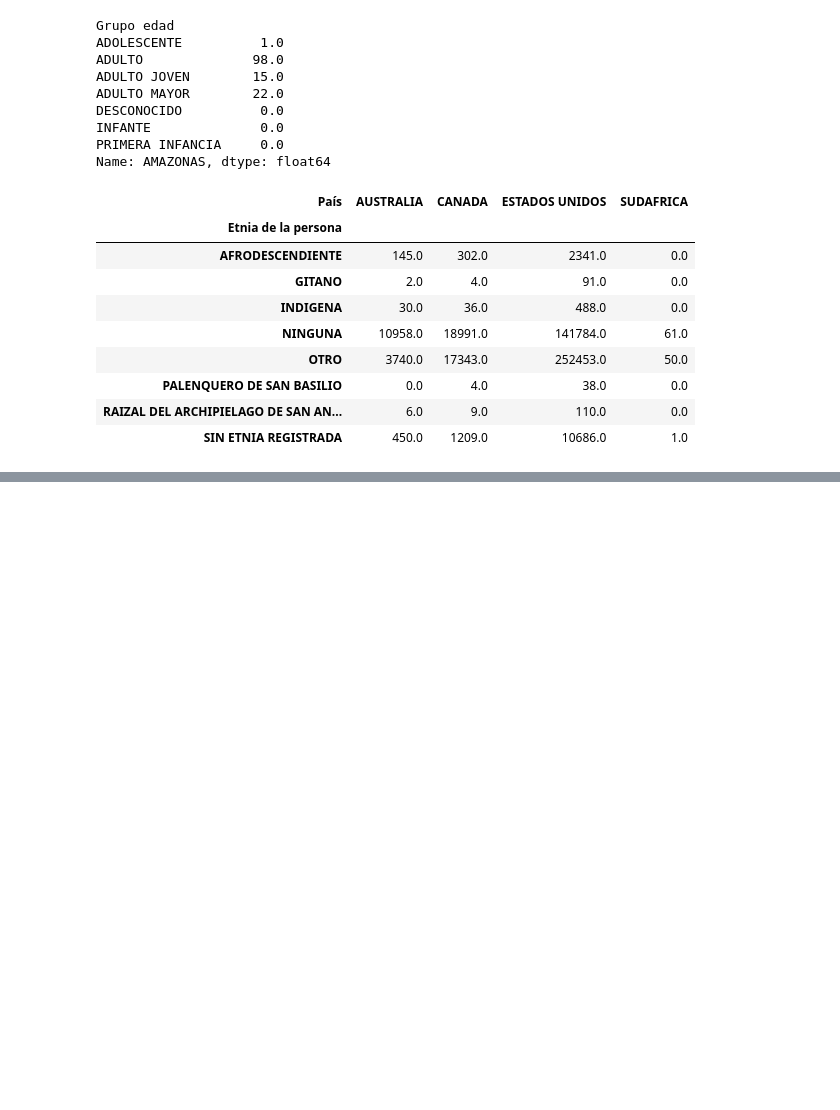
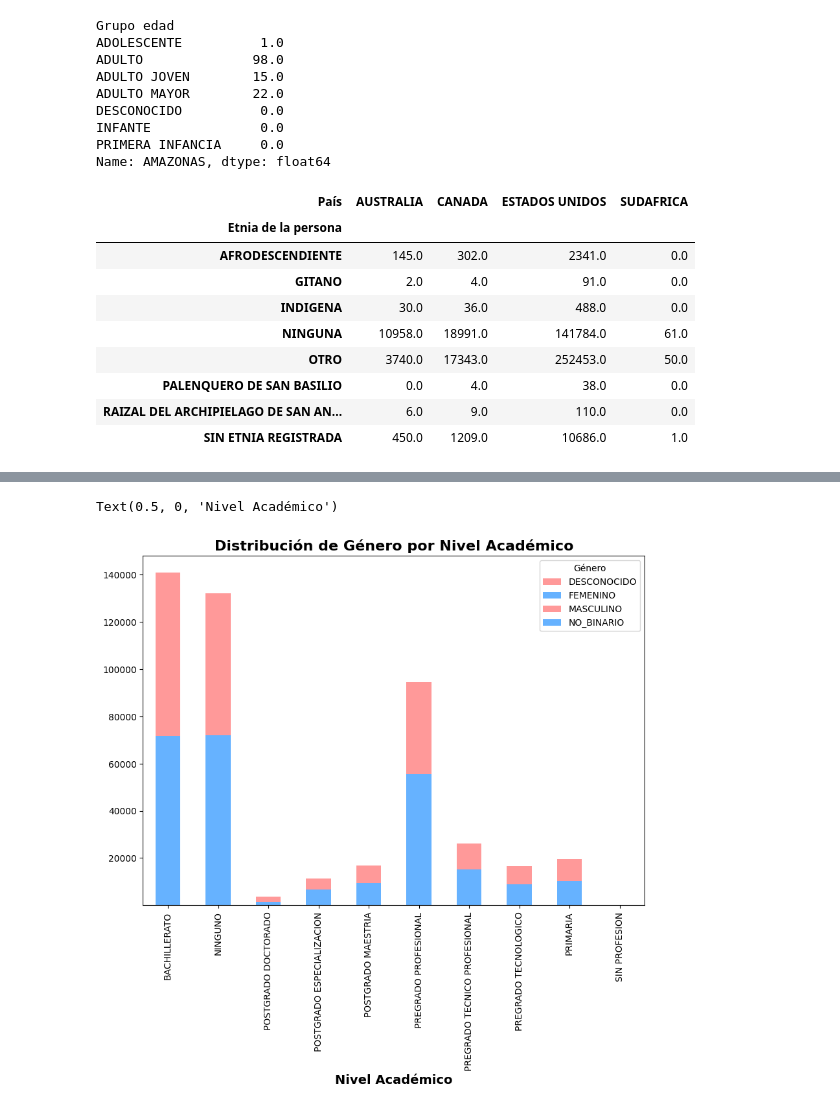
Before and after one commit to Jesus-Gamboa/analisisdatos, a Jupyter notebook: Analisis_de_los_datos.ipynb, the cells around one changed output, grey strips where cells are left out. Drawn from its saved outputs; the diff is of its cells as text; code cells hidden in the pictures; blank space fills up the shorter version.

```diff
--- a/Analisis_de_los_datos.ipynb
+++ b/Analisis_de_los_datos.ipynb
@@ -410,0 +431,7 @@ Name: count, dtype: int64
+# %%
+nivel_genero = Df_final.groupby('Nivel Académico')['Género'].value_counts().unstack().fillna(0).plot.bar(stacked=True, figsize=(10,7), color=['#FF9999','#66B2FF'])
+plt.title('Distribución de Género por Nivel Académico', fontsize=16, fontweight='bold')
+plt.xlabel('Nivel Académico', fontsize=14, fontweight='bold')
+# %% [output]
+Text(0.5, 0, 'Nivel Académico')
+[figure, added]
```
Also changed, not shown: parts of 2 cells of this notebook, 1 other file.
